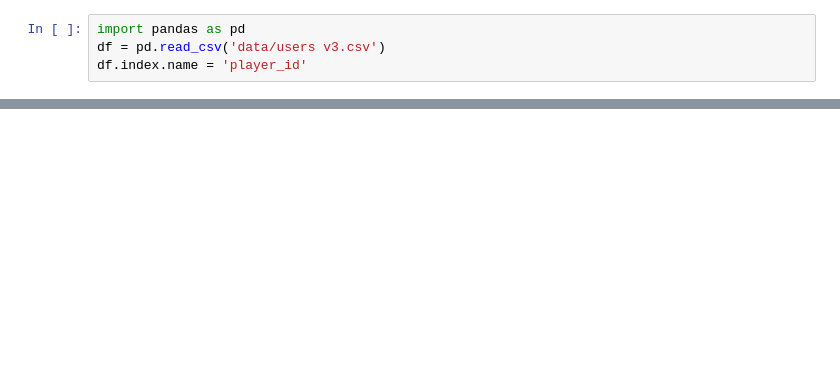
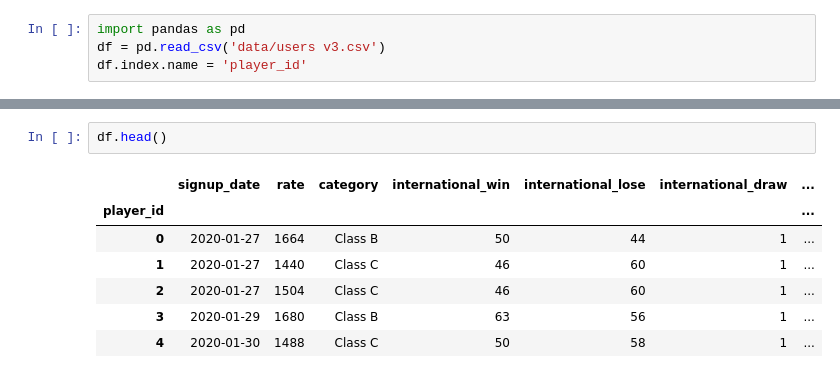
Before and after one commit to baraazain/checkers-server, a Jupyter notebook: main.ipynb, the cells around one changed output, grey strips where cells are left out. Saved outputs shown, nothing was run; the diff lists cells and outputs as text; blank space fills up the shorter version.

```diff
--- a/main.ipynb
+++ b/main.ipynb
@@ -239,0 +195,10 @@ print(len(mct.transation_table))
+# %%
+df.head()
+# %% [output]
+|  | signup_date | rate | category | international_win | international_lose | international_draw | ... |
+| player_id |  |  |  |  |  |  | ... |
+| 0 | 2020-01-27 | 1664 | Class B | 50 | 44 | 1 | ... |
+| 1 | 2020-01-27 | 1440 | Class C | 46 | 60 | 1 | ... |
+| 2 | 2020-01-27 | 1504 | Class C | 46 | 60 | 1 | ... |
+| 3 | 2020-01-29 | 1680 | Class B | 63 | 56 | 1 | ... |
+| 4 | 2020-01-30 | 1488 | Class C | 50 | 58 | 1 | ... |
```
Also changed, not shown: parts of 13 cells of this notebook, 8 other files.
